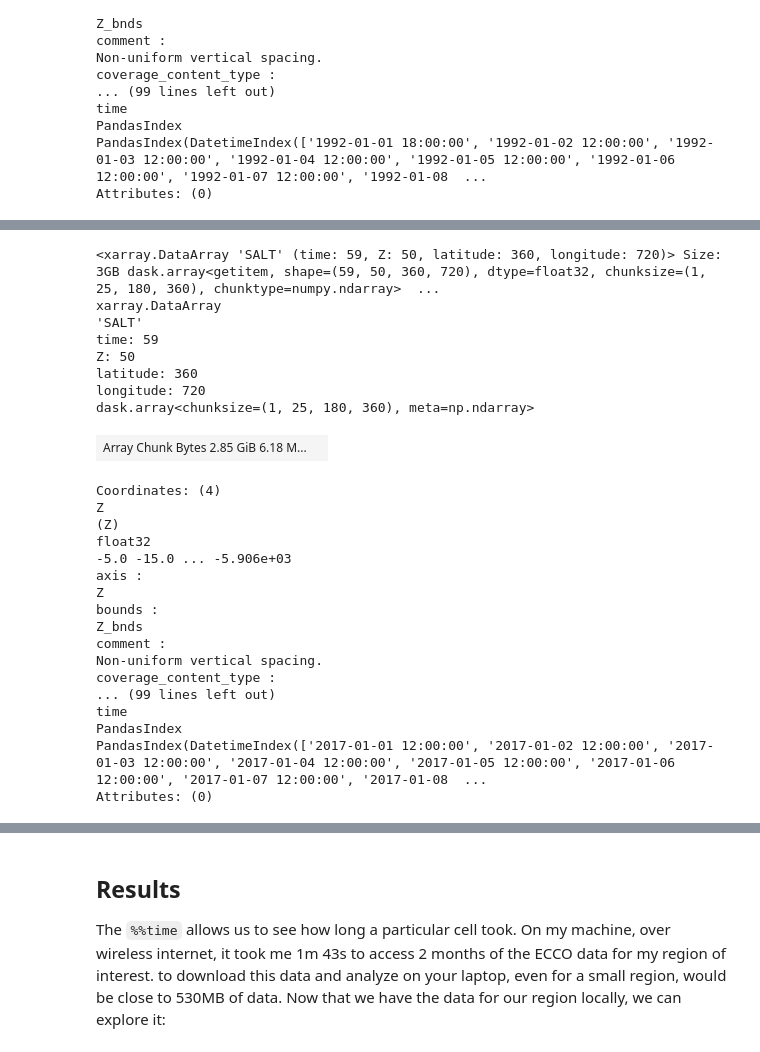
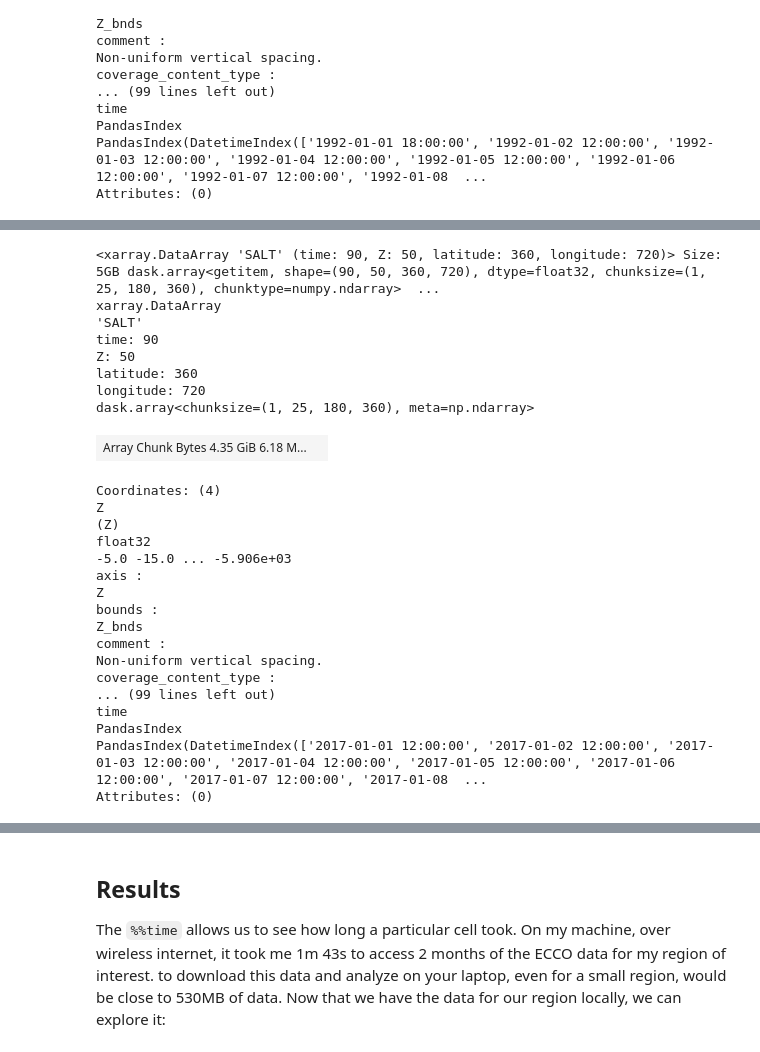
Before and after one commit to mike-gangl/cloud-optimized-generation, a Jupyter notebook: notebooks/ECCO_L4_TEMP_SALINITY_05DEG_DAILY_V4R4.ipynb, the cells around one changed output, grey strips where cells are left out. Saved outputs shown, nothing was run; the diff lists cells and outputs as text; code cells hidden in the pictures.

```diff
--- a/notebooks/ECCO_L4_TEMP_SALINITY_05DEG_DAILY_V4R4.ipynb
+++ b/notebooks/ECCO_L4_TEMP_SALINITY_05DEG_DAILY_V4R4.ipynb
@@ -69,12 +63,16 @@ from dask.distributed import Client
 import boto3
 import numpy as np
 # %%
-virtual_collection = "https://archive.podaac.earthdata.nasa.gov/podaac-ops-cumulus-public/virtual_collections/ECCO_L4_TEMP_SALINITY_05DEG_DAILY_V4R4/ECCO_L4_TEMP_SALINITY_05DEG_DAILY_V4R4_virtual.json"
+# The shortname of the collection you'd like to explore
+collection_shortname = "ECCO_L4_TEMP_SALINITY_05DEG_DAILY_V4R4"
+
+# No need to modify this, it will be filled in with the shortname information above. This file is publicly accessible without EDL requirements as it is not _data_ itself.
+virtual_collection = f"https://archive.podaac.earthdata.nasa.gov/podaac-ops-cumulus-public/virtual_collections/{collection_shortname}/{collection_shortname}_virtual.json"
 # %% [markdown]
 ## Other Setup
 # %%
-xr.set_options( # display options for xarray objects
-    display_expand_attrs=False,
-    display_expand_coords=True,
-    display_expand_data=True,
-)
+# xr.set_options( # display options for xarray objects
+#     display_expand_attrs=False,
+#     display_expand_coords=True,
+#     display_expand_data=True,
+# )
@@ -231,7 +231,7 @@ LocalCluster(55716265, 'tcp://127.0.0.1:65436', workers=15, threads=15, memory=6
 View any work being done on the cluster here http://127.0.0.1:8787/status
 # %%
-rf = data_example.SALT
-rf
+salt = data_example.SALT
+salt
 # %% [output]
 <xarray.DataArray 'SALT' (time: 9497, Z: 50, latitude: 360, longitude: 720)> Size: 492GB dask.array<open_dataset-SALT, shape=(9497, 50, 360, 720), dtype=float32, chunksize=(1, 25, 180, 360), chunktype ...
 xarray.DataArray
@@ -262,17 +268,17 @@ Attributes: (0)
 # %%
 # Choose a time of interest.
-dates = slice('2017-01-01', '2017-02-28')
-rf.sel(time=dates)
+dates = slice('2017-01-01', '2017-03-31')
+salt.sel(time=dates)
 # %% [output]
-<xarray.DataArray 'SALT' (time: 59, Z: 50, latitude: 360, longitude: 720)> Size: 3GB dask.array<getitem, shape=(59, 50, 360, 720), dtype=float32, chunksize=(1, 25, 180, 360), chunktype=numpy.ndarray>  ...
+<xarray.DataArray 'SALT' (time: 90, Z: 50, latitude: 360, longitude: 720)> Size: 5GB dask.array<getitem, shape=(90, 50, 360, 720), dtype=float32, chunksize=(1, 25, 180, 360), chunktype=numpy.ndarray>  ...
 xarray.DataArray
 'SALT'
-time: 59
+time: 90
 Z: 50
 latitude: 360
 longitude: 720
 dask.array<chunksize=(1, 25, 180, 360), meta=np.ndarray>
-| Array Chunk Bytes 2.85 GiB 6.18 M... |  |
+| Array Chunk Bytes 4.35 GiB 6.18 M... |  |
 Coordinates: (4)
 Z
 (Z)
```
Also changed, not shown: parts of 14 cells of this notebook, 2 other files.
